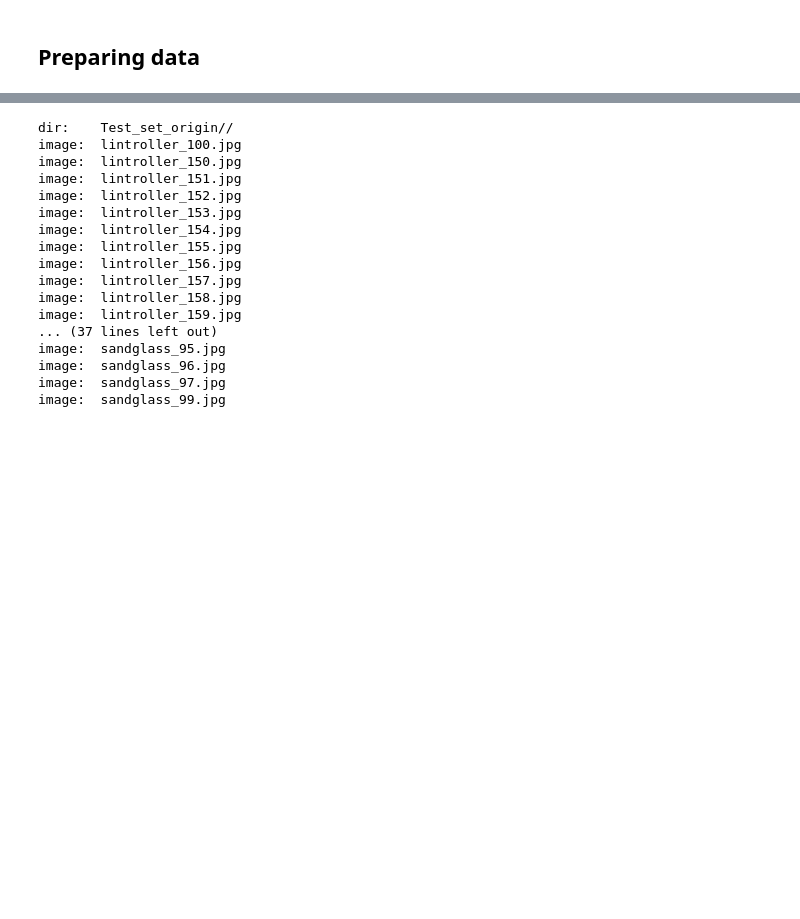
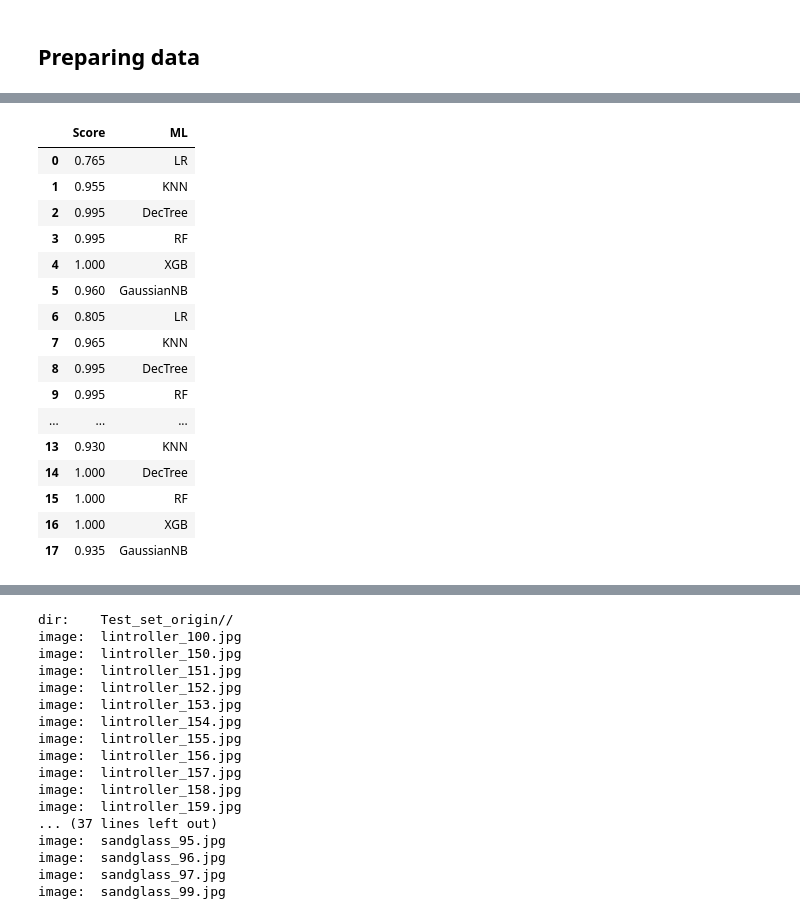
Before and after one commit to bateikoEd/object_recognition, a Jupyter notebook: Lab3/Lab3.ipynb, the cells around one changed output, grey strips where cells are left out. Saved outputs shown, nothing was run; the diff lists cells and outputs as text; code cells hidden in the pictures; blank space fills up the shorter version.

```diff
--- a/Lab3/Lab3.ipynb
+++ b/Lab3/Lab3.ipynb
@@ -238,0 +443,8 @@ error: OpenCV(4.4.0) /tmp/pip-req-build-yln3mf6z/opencv/modules/core/src/batch_d
+# %%
+mod_list = []
+for mod , _ in models:
+    mod_list.append(mod)
+
+mod_list.append('Cleaning')
+
+df_boxplot = pd.DataFrame(columns=['Score', 'ML'])
@@ -238,0 +490,21 @@ error: OpenCV(4.4.0) /tmp/pip-req-build-yln3mf6z/opencv/modules/core/src/batch_d
+# %%
+df_boxplot = append_res_to_boxplot(results, df_boxplot)
+df_boxplot
+# %% [output]
+|  | Score | ML |
+| 0 | 0.765 | LR |
+| 1 | 0.955 | KNN |
+| 2 | 0.995 | DecTree |
+| 3 | 0.995 | RF |
+| 4 | 1.000 | XGB |
+| 5 | 0.960 | GaussianNB |
+| 6 | 0.805 | LR |
+| 7 | 0.965 | KNN |
+| 8 | 0.995 | DecTree |
+| 9 | 0.995 | RF |
+| ... | ... | ... |
+| 13 | 0.930 | KNN |
+| 14 | 1.000 | DecTree |
+| 15 | 1.000 | RF |
+| 16 | 1.000 | XGB |
+| 17 | 0.935 | GaussianNB |
```
Also changed, not shown: parts of 31 cells of this notebook, 5 other files.
